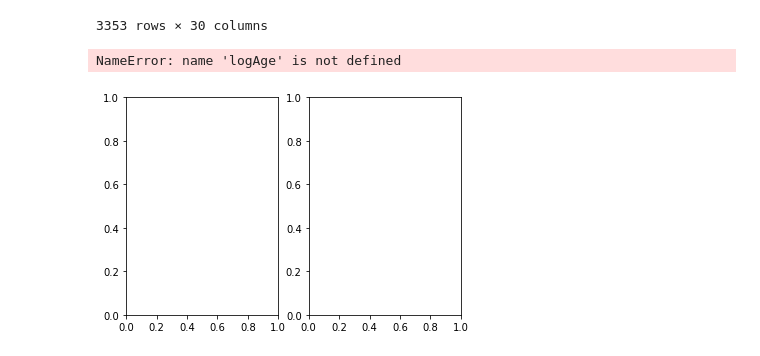
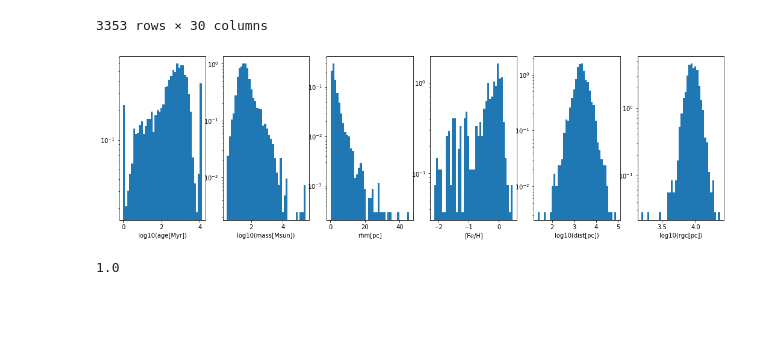
Before and after one commit to ageller/compileOCs, a Jupyter notebook: cleanOCdata.ipynb, the cells around one changed output. Cells and saved outputs as stored; diff of their text form; code cells hidden in the pictures; blank space fills up the shorter version.

Commit message:
cleaned OC catalog

```diff
--- a/cleanOCdata.ipynb
+++ b/cleanOCdata.ipynb
@@ -608,16 +592,3 @@ cleanOC_df
 | 3351 | Cl_Basel_11 | 07 17 06.074 | -13 57 26.100 | Cl_Basel_11 | NaN | NaN | NaN | NaN | NaN | ... |
 | 3352 | Cl_Loden_336 | 11 19 50.021 | -58 51 26.028 | Cl_Loden_336 | NaN | NaN | NaN | NaN | NaN | ... |
 3353 rows × 30 columns
-# %%
-f,(ax1, ax2) = plt.subplots(1,2)
-
-ax1.hist(logAge, bins=40, density=True)
-ax1.set_xlabel('log(Age [yr?])')
-ax1.set_yscale('log')
-
-ax2.hist(logMass, bins=40, density=True)
-ax2.set_xlabel('log(Mass [Msun])')
-ax2.set_yscale('log')
-# %% [output]
-NameError: name 'logAge' is not defined
-[figure, removed]
@@ -648,0 +595,32 @@ print(KDE(values))
+# %%
+f,(ax1, ax2, ax3, ax4, ax5, ax6) = plt.subplots(1,6, figsize=(18,5))
+
+ax1.hist(np.log10(cleanOC_df['age[Myr]'].values), bins=40, density=True)
+ax1.set_xlabel('log10(age[Myr])')
+ax1.set_yscale('log')
+
+ax2.hist(np.log10(cleanOC_df['mass[Msun]'].values), bins=40, density=True)
+ax2.set_xlabel('log10(mass[Msun])')
+ax2.set_yscale('log')
+
+ax3.hist(cleanOC_df['rhm[pc]'].values, bins=40, density=True)
+ax3.set_xlabel('rhm[pc]')
+ax3.set_yscale('log')
+
+ax4.hist(cleanOC_df['[Fe/H]'].values, bins=40, density=True)
+ax4.set_xlabel('[Fe/H]')
+ax4.set_yscale('log')
+
+ax5.hist(np.log10(cleanOC_df['dist[pc]'].values), bins=40, density=True)
+ax5.set_xlabel('log10(dist[pc])')
+ax5.set_yscale('log')
+
+ax6.hist(np.log10(cleanOC_df['rgc[pc]'].values), bins=40, density=True)
+ax6.set_xlabel('log10(rgc[pc])')
+ax6.set_yscale('log')
+# %% [output]
+[figure, added]
+# %%
+print(min(cleanOC_df['age[Myr]']))
+# %% [output]
+1.0
```
Also changed, not shown: parts of 12 cells of this notebook, 1 other file.
